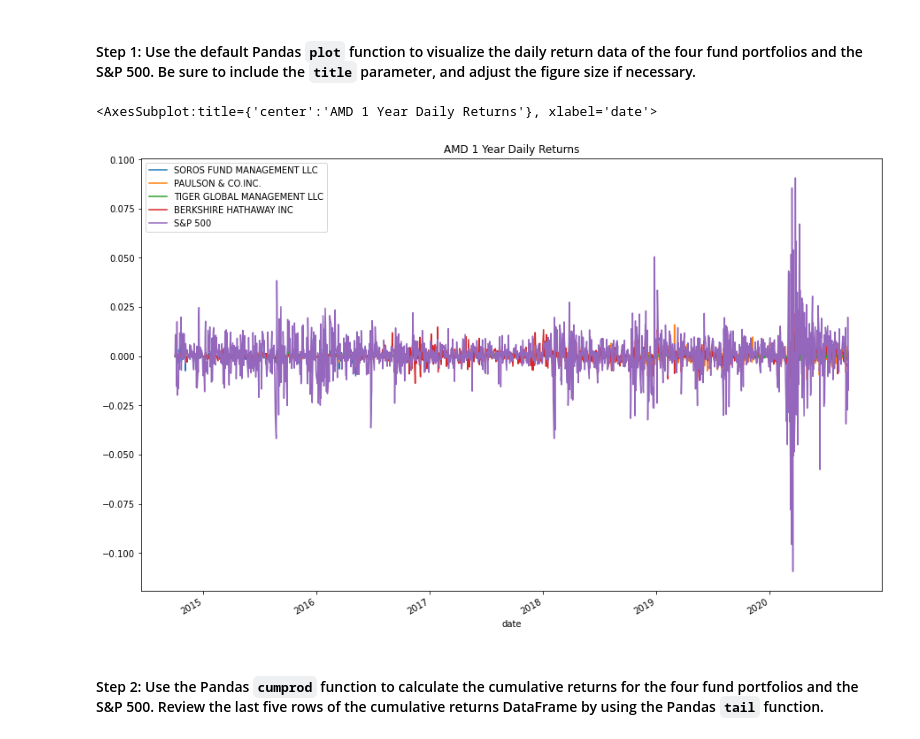
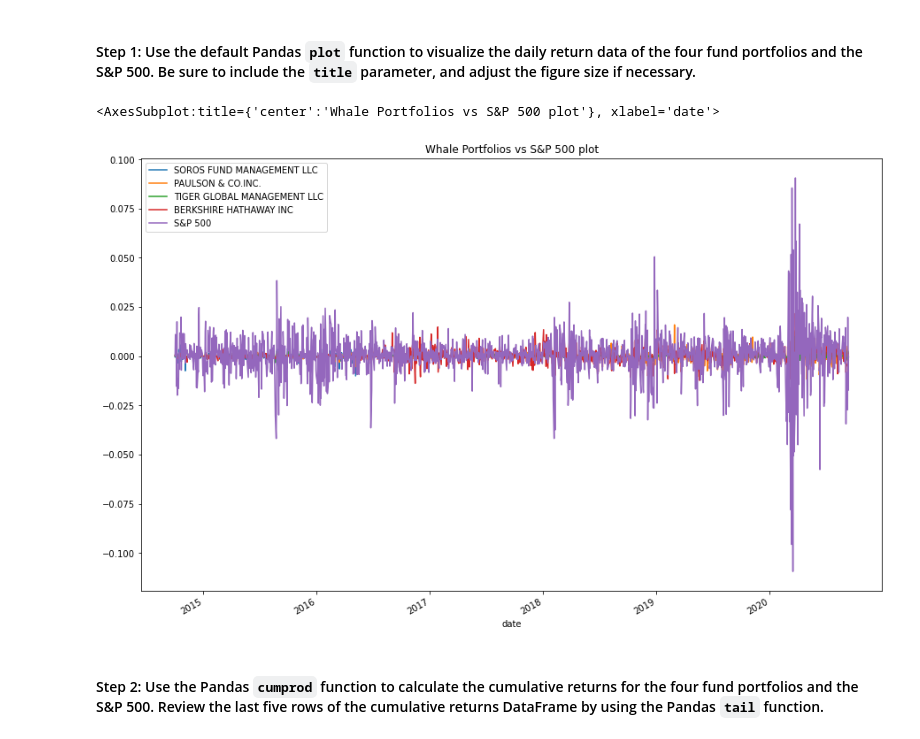
Before and after one commit to MichaelRDionne/Module_4_Challenge, a Jupyter notebook: Starter_Code/risk_return_analysis.ipynb, the cells around one changed output. Saved outputs shown, nothing was run; the diff lists cells and outputs as text; code cells hidden in the pictures.

```diff
--- a/Starter_Code/risk_return_analysis.ipynb
+++ b/Starter_Code/risk_return_analysis.ipynb
@@ -152,10 +152,10 @@ Analyze the data to determine if any of the portfolios outperform the broader st
 # %%
 # Plot the daily return data of the 4 funds and the S&P 500
 # Inclue a title parameter and adjust the figure size
-whales_daily_returns.plot(figsize = (15,10), title = "AMD 1 Year Daily Returns")
+whales_daily_returns.plot(figsize = (15,10), title = "Whale Portfolios vs S&P 500 plot")
 # %% [output]
-<AxesSubplot:title={'center':'AMD 1 Year Daily Returns'}, xlabel='date'>
+<AxesSubplot:title={'center':'Whale Portfolios vs S&P 500 plot'}, xlabel='date'>
-[figure, old version]
+[figure, new version]
 # %% [markdown]
 #### Step 2: Use the Pandas `cumprod` function to calculate the cumulative returns for the four fund portfolios and the S&P 500. Review the last five rows of the cumulative returns DataFrame by using the Pandas `tail` function.
 # %%
```
Also changed, not shown: parts of 2 cells of this notebook.
